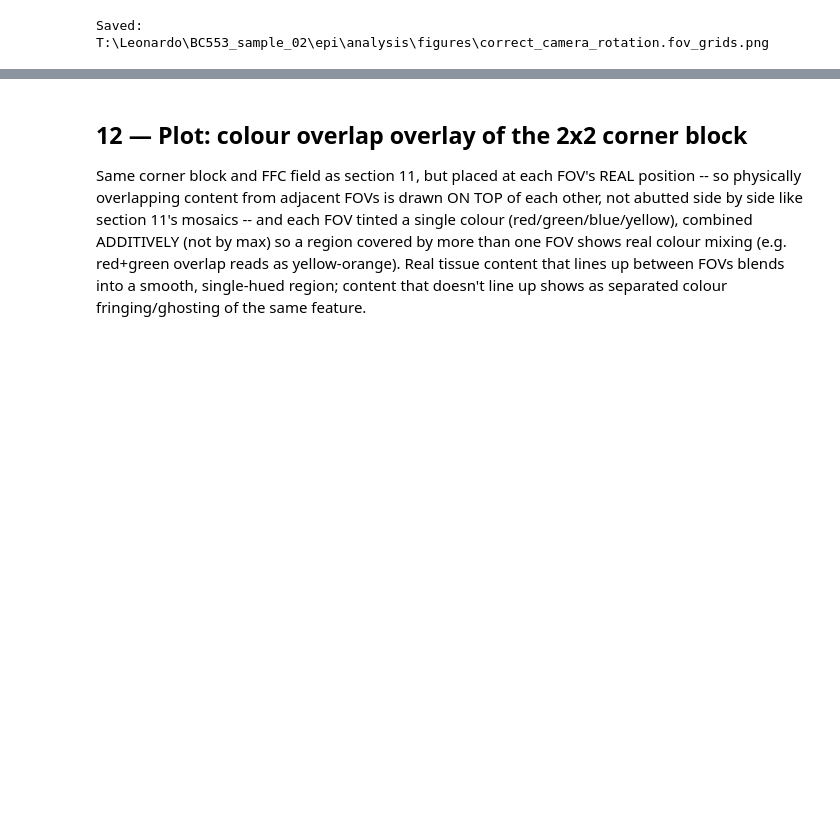
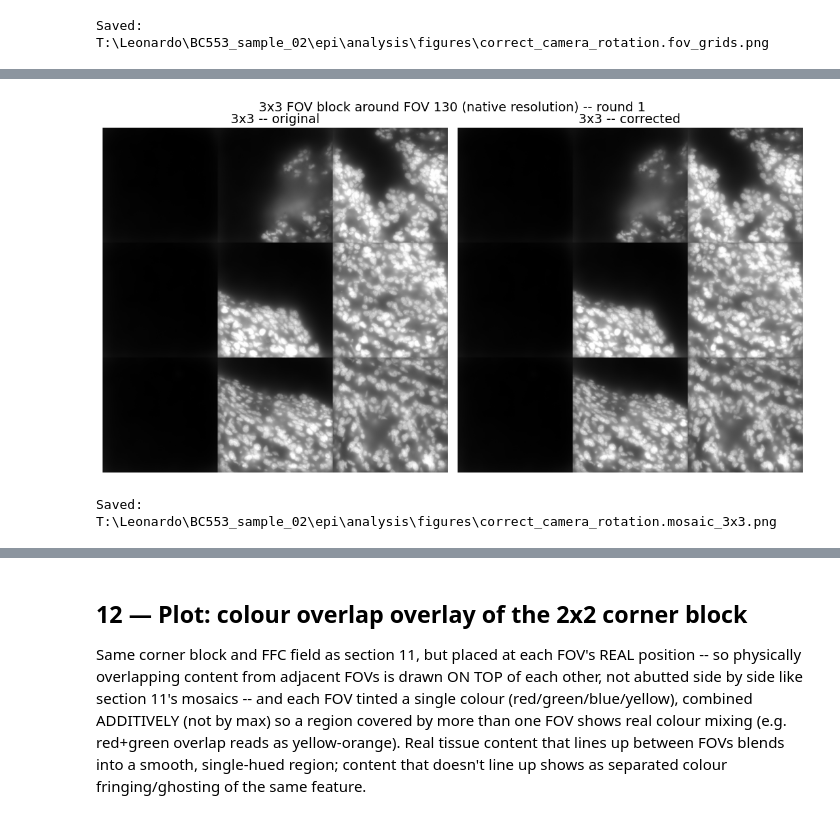
Before and after one commit to leonardosepulveda/MERci, a Jupyter notebook: notebooks/misc/correct_camera_rotation.ipynb, the cells around one changed output, grey strips where cells are left out. Drawn from its saved outputs; the diff is of its cells as text; code cells hidden in the pictures; blank space fills up the shorter version.

```diff
--- a/notebooks/misc/correct_camera_rotation.ipynb
+++ b/notebooks/misc/correct_camera_rotation.ipynb
@@ -838,0 +916,17 @@ Saved: T:\Leonardo\BC553_sample_02\epi\analysis\figures\correct_camera_rotation.
+# %%
+fig, axes = plt.subplots(1, 2, figsize=(11, 6))
+for ax, canvas, title in ((axes[0], block3x3_original_canvas, "3x3 -- original"),
+                           (axes[1], block3x3_corrected_canvas, "3x3 -- corrected")):
+    ax.imshow(canvas, cmap="gray")
+    ax.set_title(title, fontsize=PLOT_TITLE_FONTSIZE)
+    ax.axis("off")
+fig.suptitle(f"3x3 FOV block around FOV {anchor_fov} (native resolution) -- round {target_round_id}",
+             fontsize=PLOT_TITLE_FONTSIZE)
+fig.tight_layout()
+fig_path = figures_dir / f"{NOTEBOOK_NAME}.mosaic_3x3.png"
+fig.savefig(fig_path, dpi=150)
+plt.show()
+print(f"Saved: {fig_path}")
+# %% [output]
+[figure, added]
+Saved: T:\Leonardo\BC553_sample_02\epi\analysis\figures\correct_camera_rotation.mosaic_3x3.png
```
Also changed, not shown: parts of 21 cells of this notebook, 1 other file.
